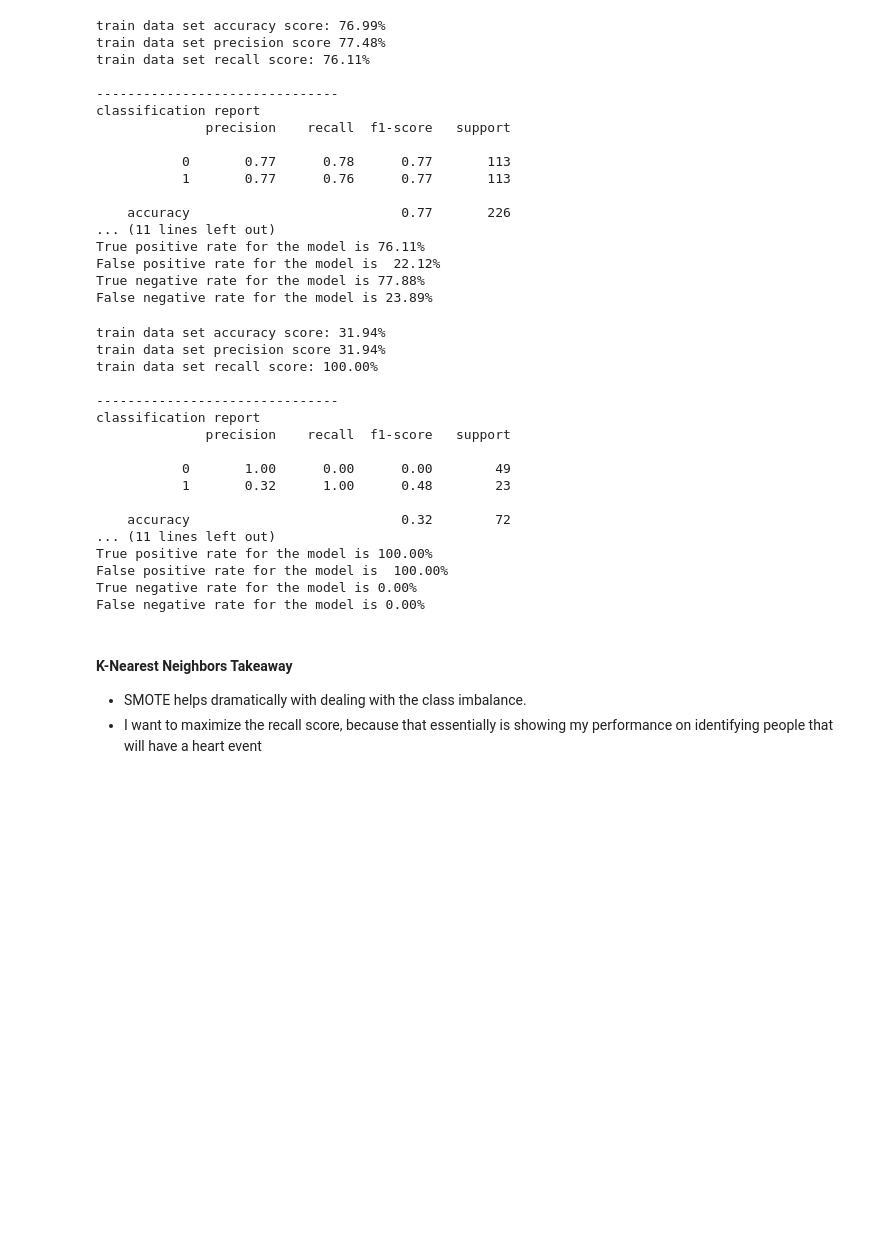
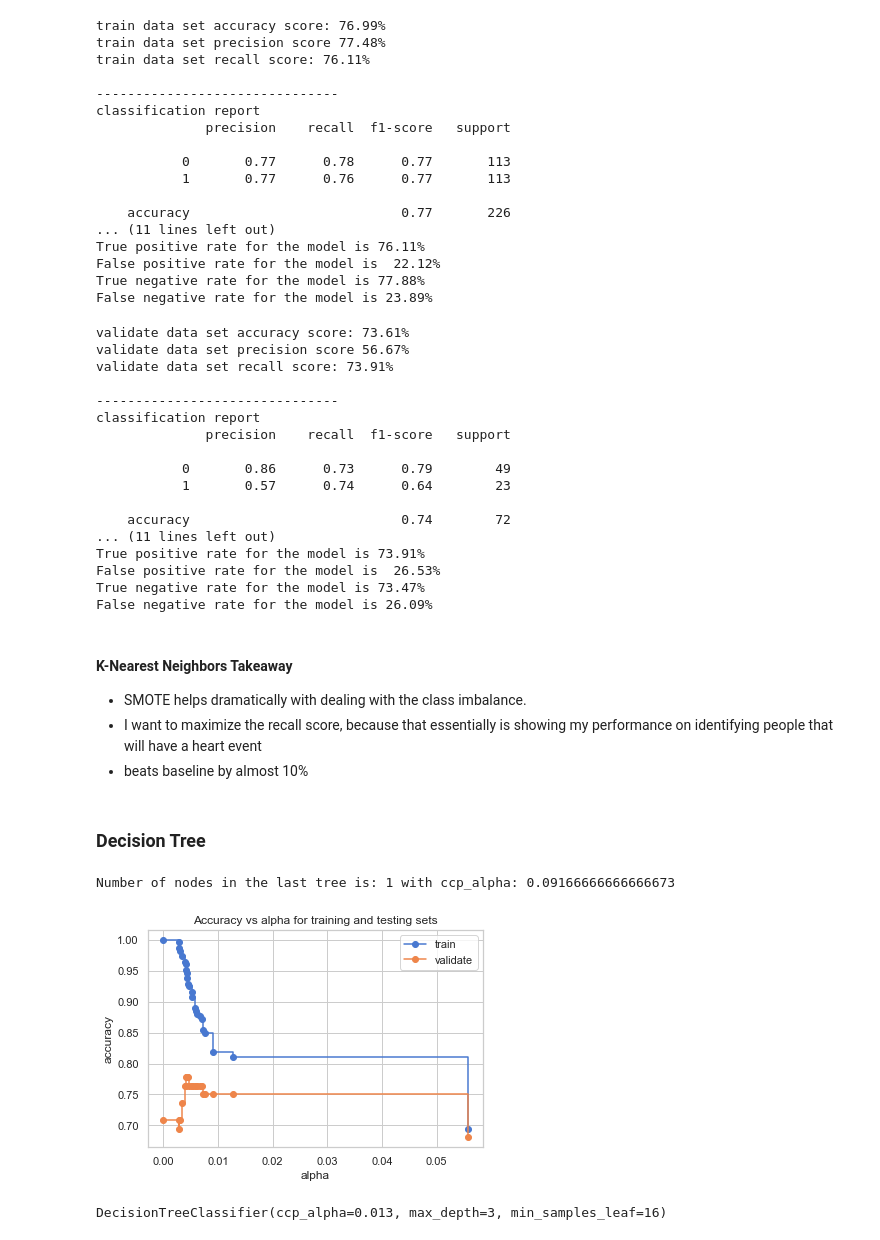
Before and after one commit to parkervoit/predicting-heart-failure, a Jupyter notebook: workbook.ipynb, the cells around one changed output. Cells and saved outputs as stored; diff of their text form; code cells hidden in the pictures; blank space fills up the shorter version.

Commit message:
Worked through modeling and made an effective model

```diff
--- a/workbook.ipynb
+++ b/workbook.ipynb
@@ -558,26 +560,69 @@ False positive rate for the model is  22.12%
 True negative rate for the model is 77.88%
 False negative rate for the model is 23.89%
 # %%
-evaluate.run_metrics(X_validate_scaled, y_validate, knn, 'train')
+evaluate.run_metrics(X_validate_scaled, y_validate, knn, 'validate')
 # %% [output]
-train data set accuracy score: 31.94%
-train data set precision score 31.94%
-train data set recall score: 100.00%
+validate data set accuracy score: 73.61%
+validate data set precision score 56.67%
+validate data set recall score: 73.91%
 
 -------------------------------
 classification report
               precision    recall  f1-score   support
 
-           0       1.00      0.00      0.00        49
-           1       0.32      1.00      0.48        23
+           0       0.86      0.73      0.79        49
+           1       0.57      0.74      0.64        23
 
-    accuracy                           0.32        72
+    accuracy                           0.74        72
 ... (11 lines left out)
-True positive rate for the model is 100.00%
-False positive rate for the model is  100.00%
-True negative rate for the model is 0.00%
-False negative rate for the model is 0.00%
+True positive rate for the model is 73.91%
+False positive rate for the model is  26.53%
+True negative rate for the model is 73.47%
+False negative rate for the model is 26.09%
 # %% [markdown]
 #### K-Nearest Neighbors Takeaway
 - SMOTE helps dramatically with dealing with the class imbalance.
 - I want to maximize the recall score, because that essentially is showing my performance on identifying people that will have a heart event
+- beats baseline by almost 10%
+# %% [markdown]
+### Decision Tree
+# %%
+X_train1, y_train1 = smote.fit_sample(X_train, y_train)
+# %%
+clf = DecisionTreeClassifier(random_state=0)
+path = clf.cost_complexity_pruning_path(X_train1, y_train1)
+ccp_alphas, impurities = path.ccp_alphas, path.impurities
+# %%
+clfs = []
+for ccp_alpha in ccp_alphas:
+    clf = DecisionTreeClassifier(random_state=0, ccp_alpha=ccp_alpha)
+    clf.fit(X_train1, y_train1)
+    clfs.append(clf)
+print("Number of nodes in the last tree is: {} with ccp_alpha: {}".format(
+      clfs[-1].tree_.node_count, ccp_alphas[-1]))
+# %% [output]
+Number of nodes in the last tree is: 1 with ccp_alpha: 0.09166666666666673
+# %%
+clfs = clfs[:-1]
+ccp_alphas = ccp_alphas[:-1]
+
+train_scores = [clf.score(X_train1, y_train1) for clf in clfs]
+test_scores = [clf.score(X_validate, y_validate) for clf in clfs]
+
+fig, ax = plt.subplots()
+ax.set_xlabel("alpha")
+ax.set_ylabel("accuracy")
+ax.set_title("Accuracy vs alpha for training and testing sets")
+ax.plot(ccp_alphas, train_scores, marker='o', label="train",
+        drawstyle="steps-post")
+ax.plot(ccp_alphas, test_scores, marker='o', label="validate",
+        drawstyle="steps-post")
+ax.legend()
+plt.show()
+# %% [output]
+[figure, added]
+# %%
+tree = DecisionTreeClassifier(max_depth = 3, min_samples_leaf = 16, ccp_alpha = .013)
+tree.fit(X_train1, y_train1)
+# %% [output]
+DecisionTreeClassifier(ccp_alpha=0.013, max_depth=3, min_samples_leaf=16)
```
Also changed, not shown: parts of 22 cells of this notebook.
